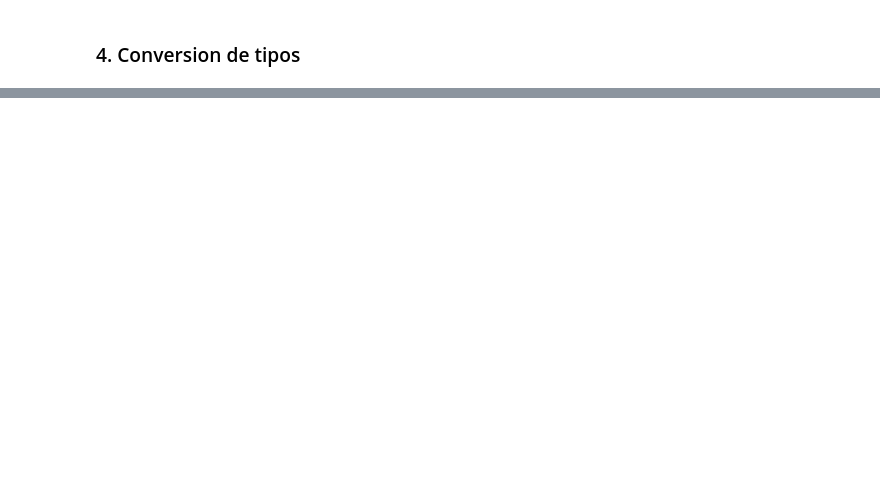
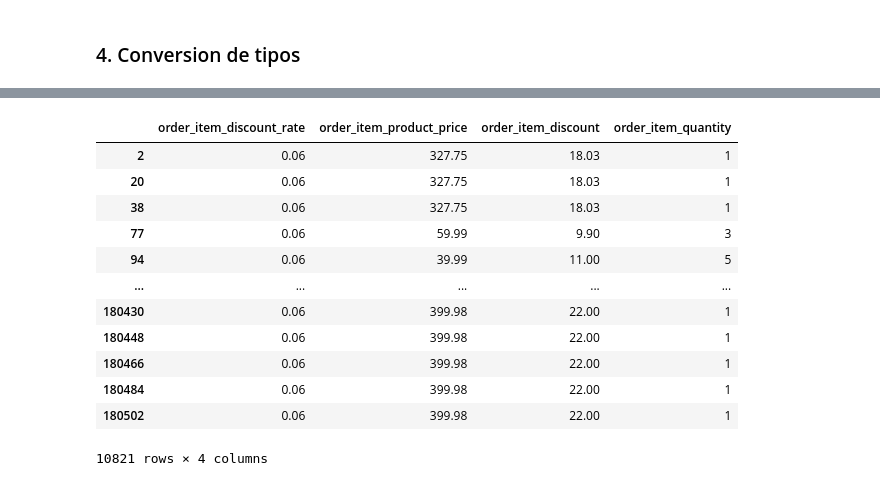
Before and after one commit to Frame3M/supply_chain_etl_project, a Jupyter notebook: notebooks/etl_notebook.ipynb, the cells around one changed output, grey strips where cells are left out. Drawn from its saved outputs; the diff is of its cells as text; code cells hidden in the pictures; blank space fills up the shorter version.

```diff
--- a/notebooks/etl_notebook.ipynb
+++ b/notebooks/etl_notebook.ipynb
@@ -99,2 +89,22 @@ clean_df.head()
 # %% [markdown]
 ### 4. Conversion de tipos
+# %%
+clean_df['customer_zipcode'] = clean_df['customer_zipcode'].astype('Int64')
+clean_df['late_delivery_risk'] = clean_df['late_delivery_risk'].astype('boolean')
+
+clean_df['order_date_dateorders'] = pd.to_datetime(clean_df['order_date_dateorders'], format='%m/%d/%Y %H:%M', errors='coerce')
+if clean_df['order_date_dateorders'].isnull().sum() > 0:
+    print("Se generaron fechas invalidas! - order_date_dateorders")
+else:
+    print("Todas las fechas se convirtieron correctamente - order_date_dateorders")
+
+clean_df['order_status'] = clean_df['order_status'].astype('category')
+
+clean_df['shipping_date_dateorders'] = pd.to_datetime(clean_df['shipping_date_dateorders'], format='%m/%d/%Y %H:%M', errors='coerce')
+if clean_df['shipping_date_dateorders'].isnull().sum() > 0:
+    print("Se generaron fechas invalidas! - shipping_date_dateorders")
+else:
+    print("Todas las fechas se convirtieron correctamente - shipping_date_dateorders")
+
+clean_df['shipping_mode'] = clean_df['shipping_mode'].astype('category')
+clean_df['type'] = clean_df['type'].astype('category')
@@ -100,0 +114,3 @@ clean_df.head()
+# %%
+for col in clean_df.select_dtypes(include=['float64']).columns.difference(['latitude','longitude']):
+    clean_df[col] = clean_df[col].round(2)
@@ -100,0 +119,3 @@ clean_df.head()
+# %%
+clean_df = clean_df.drop_duplicates()
+clean_df = clean_df.drop_duplicates(subset=['order_id', 'order_customer_id', 'order_item_id', 'order_date_dateorders'],keep='first')
@@ -100,0 +124,3 @@ clean_df.head()
+# %%
+clean_df = clean_df.dropna(subset=['customer_zipcode'])
+clean_df = clean_df.dropna(subset=['category_id', 'customer_id', 'department_id', 'order_customer_id', 'order_id', 'order_item_cardprod_id', 'order_item_id', 'product_card_id', 'product_category_id'], how='any')
@@ -100,0 +158,17 @@ clean_df.head()
+# %%
+condition = ((clean_df['order_item_discount_rate']* clean_df['order_item_quantity']) * clean_df['order_item_product_price']).round(2) != clean_df['order_item_discount']
+clean_df.loc[condition, ['order_item_discount_rate','order_item_product_price','order_item_discount','order_item_quantity']]
+# %% [output]
+|  | order_item_discount_rate | order_item_product_price | order_item_discount | order_item_quantity |
+| 2 | 0.06 | 327.75 | 18.03 | 1 |
+| 20 | 0.06 | 327.75 | 18.03 | 1 |
+| 38 | 0.06 | 327.75 | 18.03 | 1 |
+| 77 | 0.06 | 59.99 | 9.90 | 3 |
+| 94 | 0.06 | 39.99 | 11.00 | 5 |
+| ... | ... | ... | ... | ... |
+| 180430 | 0.06 | 399.98 | 22.00 | 1 |
+| 180448 | 0.06 | 399.98 | 22.00 | 1 |
+| 180466 | 0.06 | 399.98 | 22.00 | 1 |
+| 180484 | 0.06 | 399.98 | 22.00 | 1 |
+| 180502 | 0.06 | 399.98 | 22.00 | 1 |
+10821 rows × 4 columns
```
Also changed, not shown: parts of 13 cells of this notebook, 4 other files.
